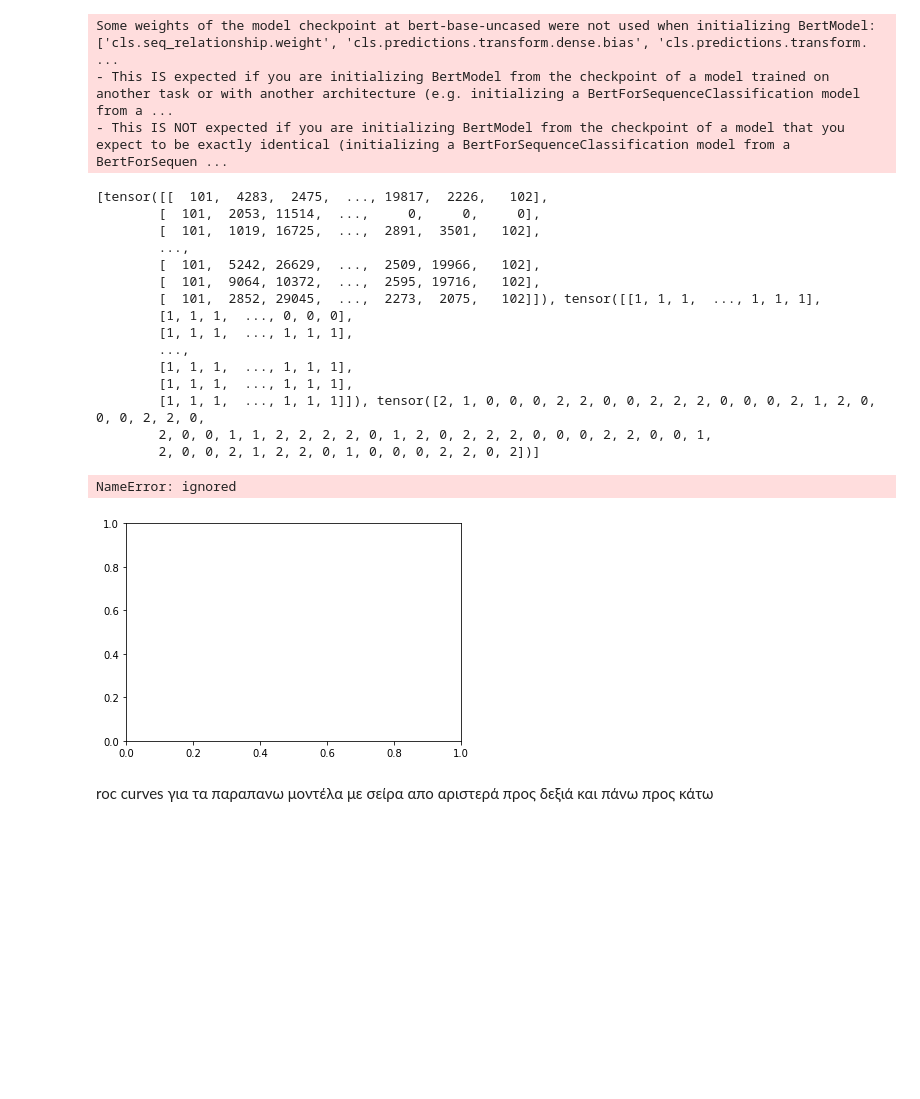
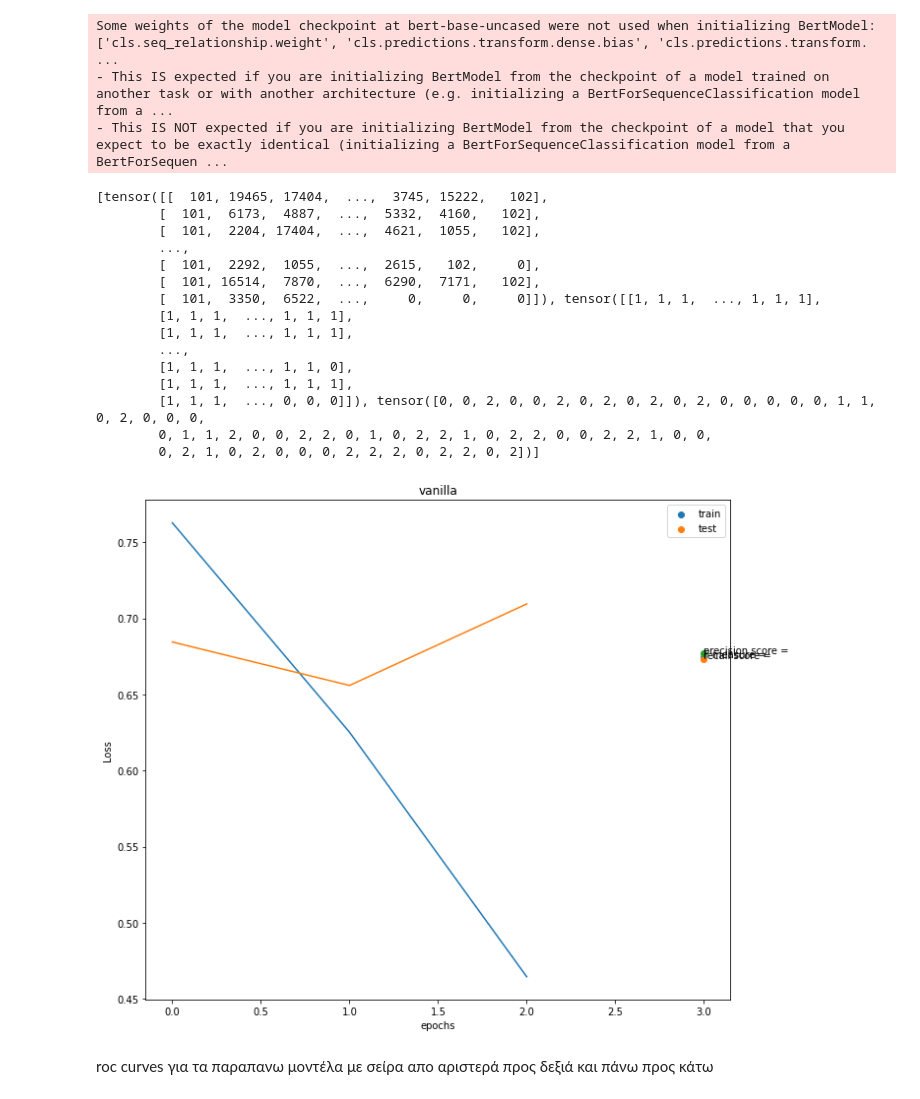
Before and after one commit to pavlosapostolatos/AI2, a Jupyter notebook: AI2_project4.ipynb, the cells around one changed output. Saved outputs shown, nothing was run; the diff lists cells and outputs as text; code cells hidden in the pictures; blank space fills up the shorter version.

```diff
--- a/AI2_project4.ipynb
+++ b/AI2_project4.ipynb
@@ -43,8 +104,8 @@ from sklearn.manifold import TSNE
 import torch
 import torch.nn as nn
 import torch.nn.functional as F
-from google.colab import drive
-drive.mount('/content/drive')
+# from google.colab import drive
+# drive.mount('/content/drive')
 
 import sys, os
 from statistics import mean
@@ -63,10 +124,10 @@ from transformers import BertTokenizer
 from transformers import BertModel
 import json
 import logging
-from simpletransformers.question_answering import QuestionAnsweringModel, QuestionAnsweringArgs
+# from simpletransformers.question_answering import QuestionAnsweringModel, QuestionAnsweringArgs
 from transformers import BertForQuestionAnswering
 
-path = "/content/drive/MyDrive/AI2/" #update this
-#path = "C:/Users/Pavlos/Desktop/AI2/" #update this
+# path = "/content/drive/MyDrive/AI2/" #update this
+path = "C:/Users/Pavlos/Desktop/AI2/" #update this
 quick_execution=False #update this to True to make all epochs of every model to be quick_global_epoch
 quick_global_epoch=30
@@ -358,21 +417,21 @@ for batch in train_iterator:
   print(batch)
   break
 # %% [output]
-[tensor([[  101,  4283,  2475,  ..., 19817,  2226,   102],
-        [  101,  2053, 11514,  ...,     0,     0,     0],
-        [  101,  1019, 16725,  ...,  2891,  3501,   102],
+[tensor([[  101, 19465, 17404,  ...,  3745, 15222,   102],
+        [  101,  6173,  4887,  ...,  5332,  4160,   102],
+        [  101,  2204, 17404,  ...,  4621,  1055,   102],
         ...,
-        [  101,  5242, 26629,  ...,  2509, 19966,   102],
-        [  101,  9064, 10372,  ...,  2595, 19716,   102],
-        [  101,  2852, 29045,  ...,  2273,  2075,   102]]), tensor([[1, 1, 1,  ..., 1, 1, 1],
-        [1, 1, 1,  ..., 0, 0, 0],
+        [  101,  2292,  1055,  ...,  2615,   102,     0],
+        [  101, 16514,  7870,  ...,  6290,  7171,   102],
+        [  101,  3350,  6522,  ...,     0,     0,     0]]), tensor([[1, 1, 1,  ..., 1, 1, 1],
+        [1, 1, 1,  ..., 1, 1, 1],
         [1, 1, 1,  ..., 1, 1, 1],
         ...,
+        [1, 1, 1,  ..., 1, 1, 0],
         [1, 1, 1,  ..., 1, 1, 1],
-        [1, 1, 1,  ..., 1, 1, 1],
-        [1, 1, 1,  ..., 1, 1, 1]]), tensor([2, 1, 0, 0, 0, 2, 2, 0, 0, 2, 2, 2, 0, 0, 0, 2, 1, 2, 0, 0, 0, 2, 2, 0,
-        2, 0, 0, 1, 1, 2, 2, 2, 2, 0, 1, 2, 0, 2, 2, 2, 0, 0, 0, 2, 2, 0, 0, 1,
-        2, 0, 0, 2, 1, 2, 2, 0, 1, 0, 0, 0, 2, 2, 0, 2])]
+        [1, 1, 1,  ..., 0, 0, 0]]), tensor([0, 0, 2, 0, 0, 2, 0, 2, 0, 2, 0, 2, 0, 0, 0, 0, 0, 1, 1, 0, 2, 0, 0, 0,
+        0, 1, 1, 2, 0, 0, 2, 2, 0, 1, 0, 2, 2, 1, 0, 2, 2, 0, 0, 2, 2, 1, 0, 0,
+        0, 2, 1, 0, 2, 0, 0, 0, 2, 2, 2, 0, 2, 2, 0, 2])]
 # %%
 for train_input, train_label in train_iterator:
   print(train_input)
@@ -405,7 +464,7 @@ for i,(CELL_TYPE,clip_by_value) in enumerate(zip(['vanilla'],[True])):
   final_output=[]
   final_ypred = []
   final_label= []
-  epochs=10
+  epochs=3
   for epoch in tqdm(range(epochs)):
     model.train()#train mode allows for gradient and hyper parameter optimisation.torch.optim takes model.parameters() so it can know which parameters to tweak and which not
     batch_losses = []
@@ -450,35 +509,34 @@ for i,(CELL_TYPE,clip_by_value) in enumerate(zip(['vanilla'],[True])):
         # input_id = val_input['input_ids'].squeeze(1).to(device)
 
         input_id, mask, labels = batch
 
         output = model(input_id, mask)
         pred_probab = nn.Softmax(dim=1)(output)
         y_pred = pred_probab.argmax(1)
         if epoch==epochs-1:#for the final epoch combine the results and store them(the final epoch will have the best results)
           final_output += output
           final_ypred += y_pred
           final_label += labels
         loss = loss_func(output, labels)
         batch_losses.append(loss.item())
       test_losses.append(sum(batch_losses)/len(valid_iterator))
   store_final.append((final_output,final_ypred,final_label))
   k=k+1
   for metric,metric_name in zip([f1_score(torch.tensor(final_label),torch.tensor(final_ypred),average='macro' ),recall_score (torch.tensor(final_label),torch.tensor(final_ypred),average='macro' ) ,precision_score(torch.tensor(final_label),torch.tensor(final_ypred),average='macro' )], ["F measure =","recall score =","precision score ="]):
     plt.scatter([epochs], [metric])
     plt.annotate(metric_name, (epochs, metric))
   plt.plot(range(epochs), train_losses)
   plt.plot(range(epochs), test_losses)
   plt.legend(['train', 'test'])
   plt.xlabel("epochs")
   plt.ylabel("Loss")
   plt.title(CELL_TYPE)#plot loss vs epochs graph and point the prediction accuracy scores
 fig.set_figwidth(10)
 fig.set_figheight(4*2)
 plt.tight_layout()
 plt.show()
 # %% [output]
-NameError: ignored
-[figure, old version]
+[figure, new version]
 # %% [markdown]
 roc curves για τα παραπανω μοντέλα με σείρα απο αριστερά προς δεξιά και  πάνω προς κάτω
 # %%
```
Also changed, not shown: parts of 4 cells of this notebook.
